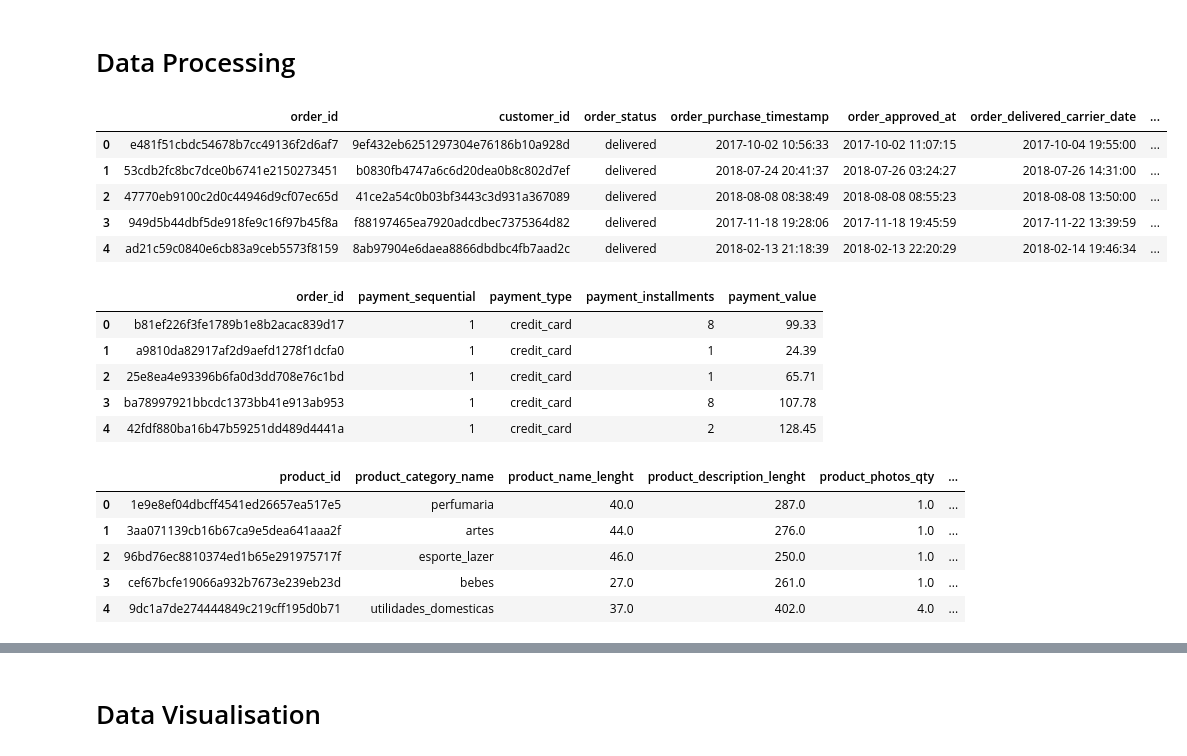
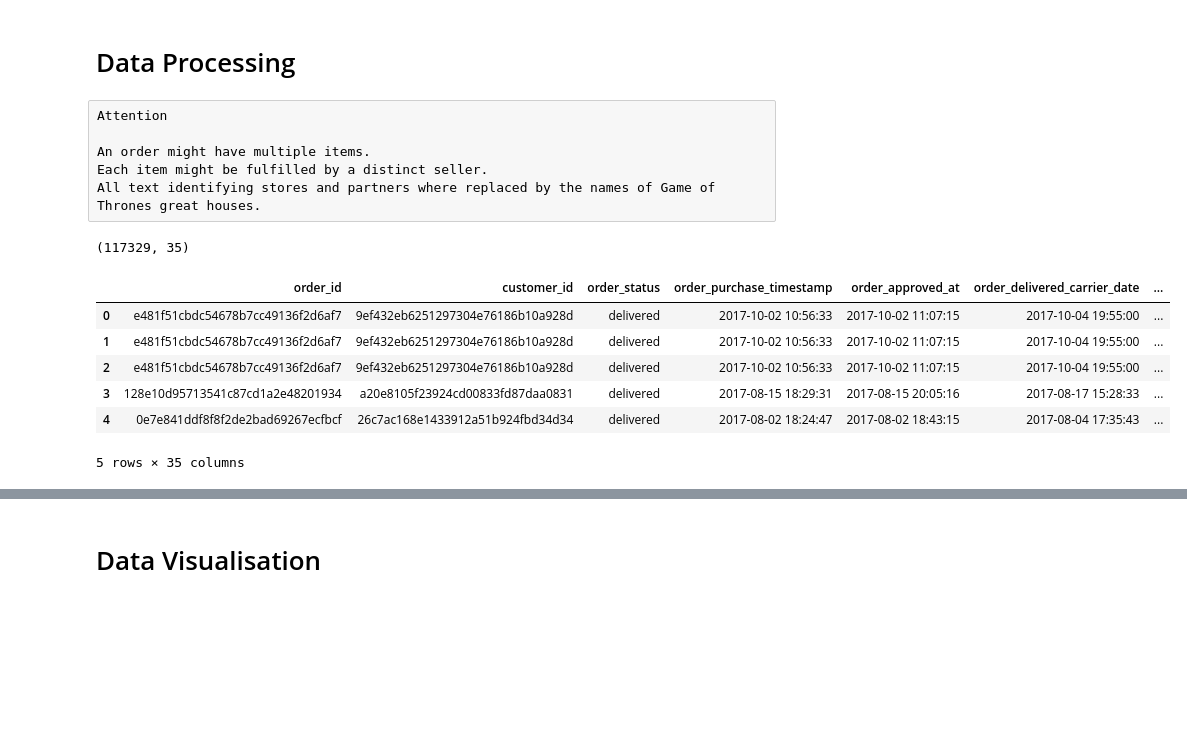
Before and after one commit to JamesLi197412/eCommerce_analysis, a Jupyter notebook: Brazillian E-Commerce.ipynb, the cells around one changed output, grey strips where cells are left out. Drawn from its saved outputs; the diff is of its cells as text; code cells hidden in the pictures; blank space fills up the shorter version.

```diff
--- a/Brazillian E-Commerce.ipynb
+++ b/Brazillian E-Commerce.ipynb
@@ -279,9 +271,19 @@ df_train = order_dataset.merge(order_items, on='order_id', how='left')
+# %% [raw]
+Attention
+
+An order might have multiple items.
+Each item might be fulfilled by a distinct seller.
+All text identifying stores and partners where replaced by the names of Game of Thrones great houses.
+# %%
+# Data Merge by relationship chart
+orders = order_dataset.merge(order_items, on = 'order_id', how = 'left')  # 1 to many relationship because 1 order might have multiple items.
+orders = orders.merge(order_payment, how = 'inner', on = 'order_id')
+orders = orders.merge(order_reviews, how = 'inner', on = 'order_id')
+orders = orders.merge(products, how = 'inner', on = 'product_id')
+orders = orders.merge(sellers, how = 'inner', on = 'seller_id')
+
+print(orders.shape)
+# %% [output]
+(117329, 35)
 # %%
-df_train.head()
+sellers.head()
-# %% [output]
-|  | order_id | customer_id | order_status | order_purchase_timestamp | order_approved_at | order_delivered_carrier_date | ... |
-| 0 | e481f51cbdc54678b7cc49136f2d6af7 | 9ef432eb6251297304e76186b10a928d | delivered | 2017-10-02 10:56:33 | 2017-10-02 11:07:15 | 2017-10-04 19:55:00 | ... |
-| 1 | 53cdb2fc8bc7dce0b6741e2150273451 | b0830fb4747a6c6d20dea0b8c802d7ef | delivered | 2018-07-24 20:41:37 | 2018-07-26 03:24:27 | 2018-07-26 14:31:00 | ... |
-| 2 | 47770eb9100c2d0c44946d9cf07ec65d | 41ce2a54c0b03bf3443c3d931a367089 | delivered | 2018-08-08 08:38:49 | 2018-08-08 08:55:23 | 2018-08-08 13:50:00 | ... |
-| 3 | 949d5b44dbf5de918fe9c16f97b45f8a | f88197465ea7920adcdbec7375364d82 | delivered | 2017-11-18 19:28:06 | 2017-11-18 19:45:59 | 2017-11-22 13:39:59 | ... |
-| 4 | ad21c59c0840e6cb83a9ceb5573f8159 | 8ab97904e6daea8866dbdbc4fb7aad2c | delivered | 2018-02-13 21:18:39 | 2018-02-13 22:20:29 | 2018-02-14 19:46:34 | ... |
@@ -298,9 +290,10 @@ product_category = pd.read_csv(path + 'product_category_name_translation.csv')
 # %%
-order_payment.head()
+orders.head()
 # %% [output]
-|  | order_id | payment_sequential | payment_type | payment_installments | payment_value |
-| 0 | b81ef226f3fe1789b1e8b2acac839d17 | 1 | credit_card | 8 | 99.33 |
-| 1 | a9810da82917af2d9aefd1278f1dcfa0 | 1 | credit_card | 1 | 24.39 |
-| 2 | 25e8ea4e93396b6fa0d3dd708e76c1bd | 1 | credit_card | 1 | 65.71 |
-| 3 | ba78997921bbcdc1373bb41e913ab953 | 1 | credit_card | 8 | 107.78 |
-| 4 | 42fdf880ba16b47b59251dd489d4441a | 1 | credit_card | 2 | 128.45 |
+|  | order_id | customer_id | order_status | order_purchase_timestamp | order_approved_at | order_delivered_carrier_date | ... |
+| 0 | e481f51cbdc54678b7cc49136f2d6af7 | 9ef432eb6251297304e76186b10a928d | delivered | 2017-10-02 10:56:33 | 2017-10-02 11:07:15 | 2017-10-04 19:55:00 | ... |
+| 1 | e481f51cbdc54678b7cc49136f2d6af7 | 9ef432eb6251297304e76186b10a928d | delivered | 2017-10-02 10:56:33 | 2017-10-02 11:07:15 | 2017-10-04 19:55:00 | ... |
+| 2 | e481f51cbdc54678b7cc49136f2d6af7 | 9ef432eb6251297304e76186b10a928d | delivered | 2017-10-02 10:56:33 | 2017-10-02 11:07:15 | 2017-10-04 19:55:00 | ... |
+| 3 | 128e10d95713541c87cd1a2e48201934 | a20e8105f23924cd00833fd87daa0831 | delivered | 2017-08-15 18:29:31 | 2017-08-15 20:05:16 | 2017-08-17 15:28:33 | ... |
+| 4 | 0e7e841ddf8f8f2de2bad69267ecfbcf | 26c7ac168e1433912a51b924fbd34d34 | delivered | 2017-08-02 18:24:47 | 2017-08-02 18:43:15 | 2017-08-04 17:35:43 | ... |
+5 rows × 35 columns
@@ -307,9 +307,2 @@ order_payment.head()
 # %%
-products.head()
+customers_order.head()
-# %% [output]
-|  | product_id | product_category_name | product_name_lenght | product_description_lenght | product_photos_qty | ... |
-| 0 | 1e9e8ef04dbcff4541ed26657ea517e5 | perfumaria | 40.0 | 287.0 | 1.0 | ... |
-| 1 | 3aa071139cb16b67ca9e5dea641aaa2f | artes | 44.0 | 276.0 | 1.0 | ... |
-| 2 | 96bd76ec8810374ed1b65e291975717f | esporte_lazer | 46.0 | 250.0 | 1.0 | ... |
-| 3 | cef67bcfe19066a932b7673e239eb23d | bebes | 27.0 | 261.0 | 1.0 | ... |
-| 4 | 9dc1a7de274444849c219cff195d0b71 | utilidades_domesticas | 37.0 | 402.0 | 4.0 | ... |
```
Also changed, not shown: parts of 10 cells of this notebook.
